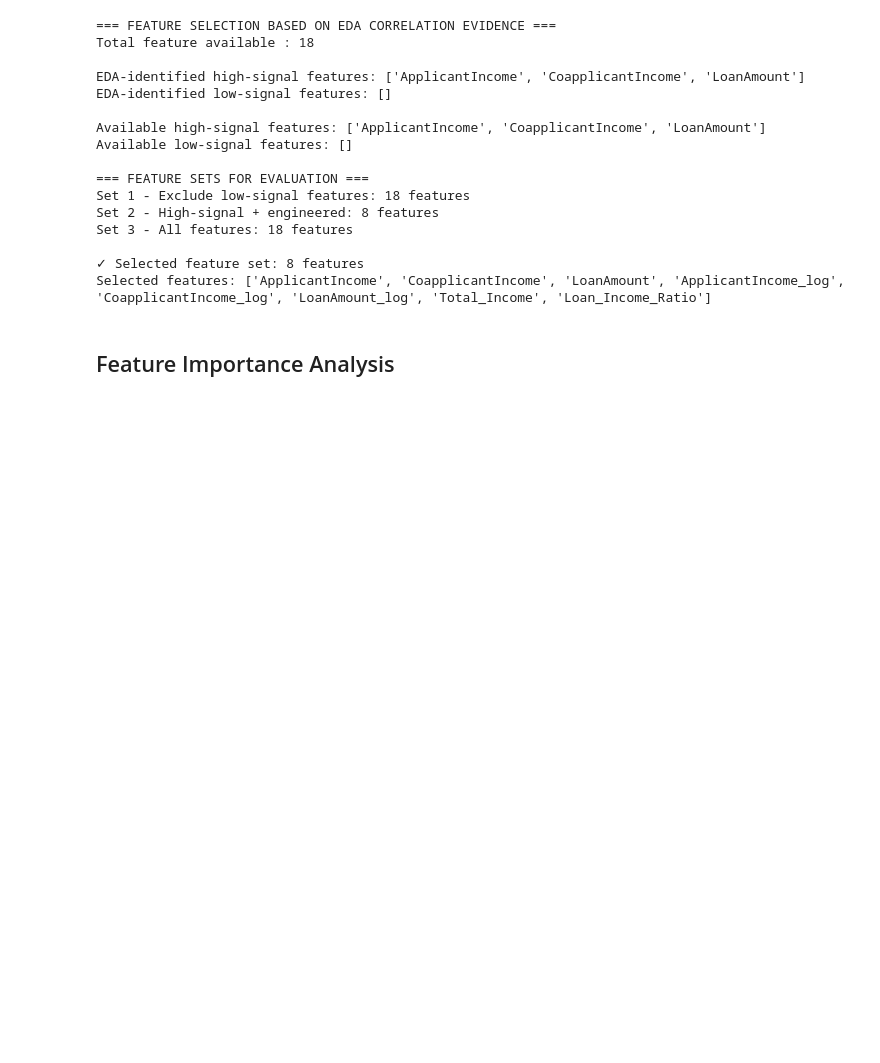
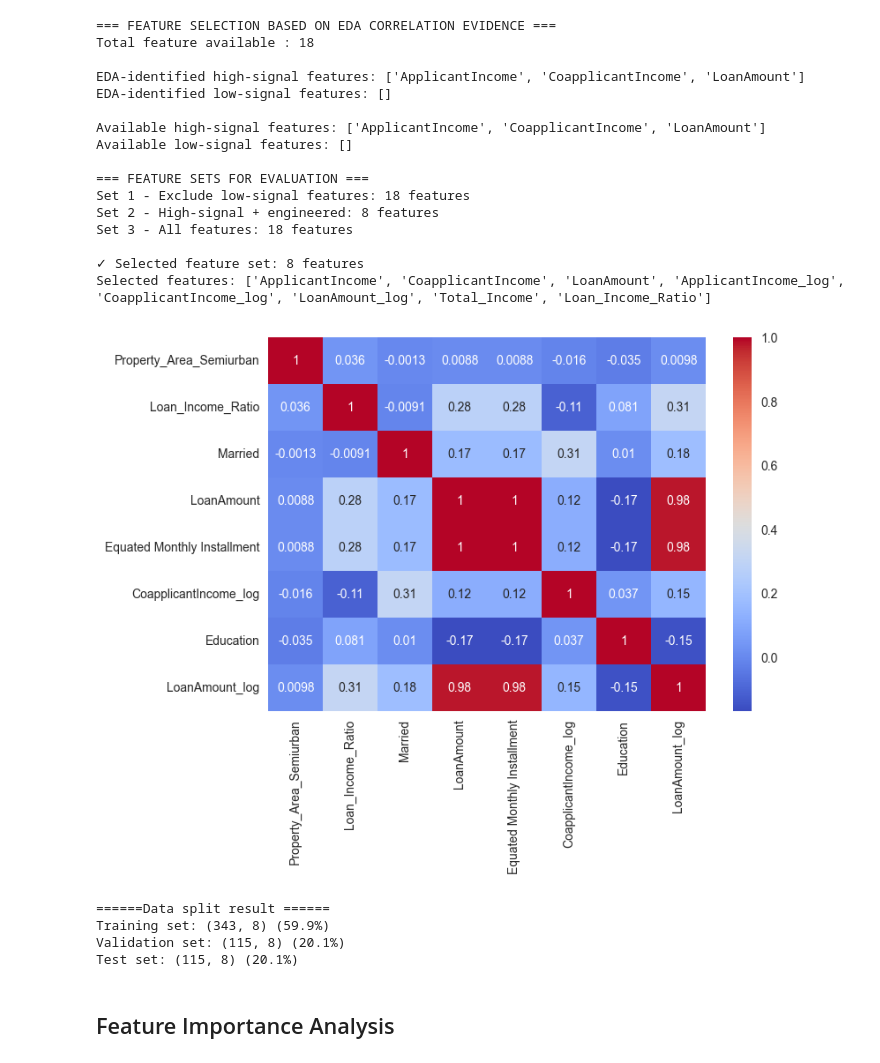
Before and after one commit to ADEOYE-MARY25/My_Task, a Jupyter notebook: week_12/Preprocessed_homeloan_dataset.ipynb, the cells around one changed output. Saved outputs shown, nothing was run; the diff lists cells and outputs as text; code cells hidden in the pictures; blank space fills up the shorter version.

```diff
--- a/week_12/Preprocessed_homeloan_dataset.ipynb
+++ b/week_12/Preprocessed_homeloan_dataset.ipynb
@@ -441,3 +447,9 @@ Set 3 - All features: 18 features
 
 ✓ Selected feature set: 8 features
 Selected features: ['ApplicantIncome', 'CoapplicantIncome', 'LoanAmount', 'ApplicantIncome_log', 'CoapplicantIncome_log', 'LoanAmount_log', 'Total_Income', 'Loan_Income_Ratio']
+# %%
+# for multicollinearity check
+sns.heatmap(df_processed[selected_features].corr(), annot=True, cmap="coolwarm")
+plt.show()
+# %% [output]
+[figure, added]
@@ -444,3 +459,19 @@ Selected features: ['ApplicantIncome', 'CoapplicantIncome', 'LoanAmount', 'Appli
+# %%
+# let split our dataset
+# first level split temp and test
+x_temp, x_test, y_temp, y_test= train_test_split(x,y,  stratify=y, test_size=0.2, random_state=234)
+
+# second level train_test_split
+x_train, x_val, y_train, y_val=train_test_split(x_temp, y_temp, test_size=0.25, stratify=y_temp, random_state=234)
+print ("======Data split result ======")
+print(f"Training set: {x_train.shape} ({(x_train.shape[0]/len(x))*100:.1f}%)")
+print(f"Validation set: {x_val.shape} ({(x_val.shape[0]/len(x))*100:.1f}%)")
+print(f"Test set: {x_test.shape} ({(x_test.shape[0]/len(x))*100:.1f}%)")
+# %% [output]
+======Data split result ======
+Training set: (343, 8) (59.9%)
+Validation set: (115, 8) (20.1%)
+Test set: (115, 8) (20.1%)
 # %% [markdown]
 ## Feature Importance Analysis
 # %% [markdown]
```
Also changed, not shown: parts of 5 cells of this notebook.
